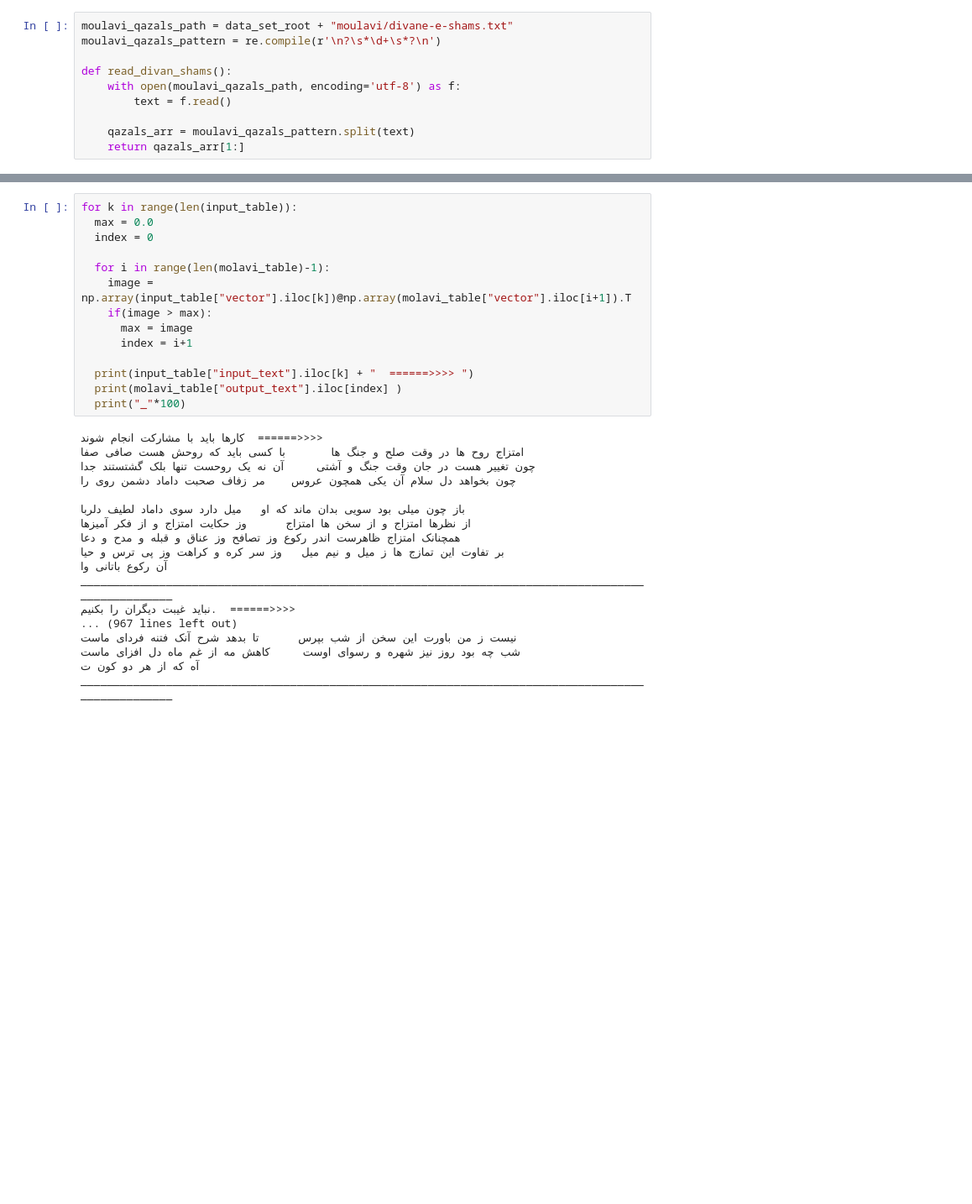
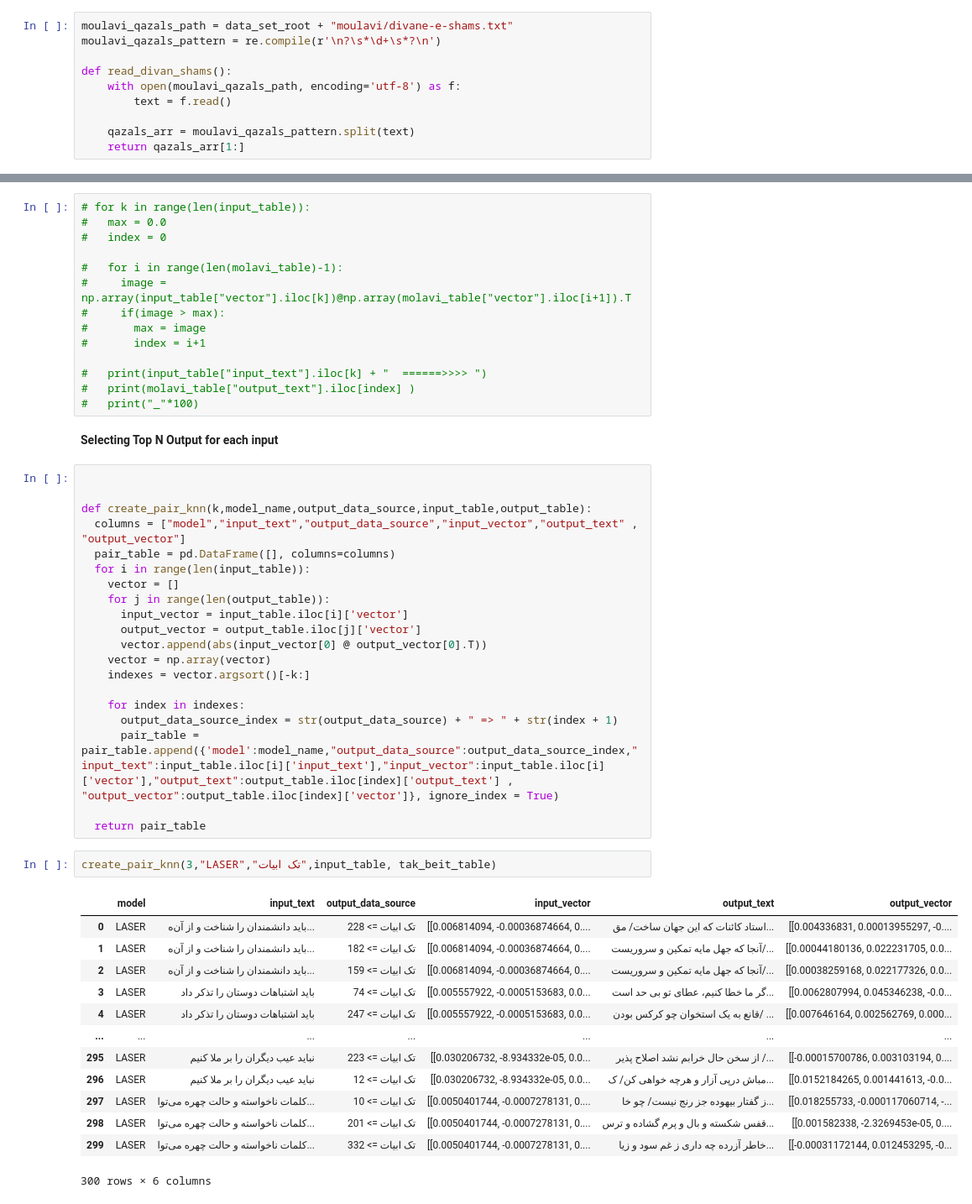
Before and after one commit to Mohamadrezakamali/text-enrich, a Jupyter notebook: LASER.ipynb, the cells around one changed output, grey strips where cells are left out. Shown: that part at 84% size. Saved outputs shown, nothing was run; the diff lists cells and outputs as text; blank space fills up the shorter version.

Commit message:
Cosine KNN added to LASER

```diff
--- a/LASER.ipynb
+++ b/LASER.ipynb
@@ -397,32 +370,52 @@ for i in range(0, 500):
 # %%
-for k in range(len(input_table)):
-  max = 0.0
-  index = 0
+# for k in range(len(input_table)):
+#   max = 0.0
+#   index = 0
 
-  for i in range(len(molavi_table)-1):
-    image = np.array(input_table["vector"].iloc[k])@np.array(molavi_table["vector"].iloc[i+1]).T
-    if(image > max):
-      max = image
-      index = i+1
+#   for i in range(len(molavi_table)-1):
+#     image = np.array(input_table["vector"].iloc[k])@np.array(molavi_table["vector"].iloc[i+1]).T
+#     if(image > max):
+#       max = image
+#       index = i+1
 
-  print(input_table["input_text"].iloc[k] + "  ======>>>> ")
-  print(molavi_table["output_text"].iloc[index] )
-  print("_"*100)
+#   print(input_table["input_text"].iloc[k] + "  ======>>>> ")
+#   print(molavi_table["output_text"].iloc[index] )
+#   print("_"*100)
-# %% [output]
-کارها باید با مشارکت انجام شوند  ======>>>>
-امتزاج روح ها در وقت صلح و جنگ ها       با کسی باید که روحش هست صافی صفا
-چون تغییر هست در جان وقت جنگ و آشتی     آن نه یک روحست تنها بلک گشتستند جدا
-چون بخواهد دل سلام آن یکی همچون عروس    مر زفاف صحبت داماد دشمن روی را
-
-باز چون میلی بود سویی بدان ماند که او   میل دارد سوی داماد لطیف دلربا
-از نظرها امتزاج و از سخن ها امتزاج      وز حکایت امتزاج و از فکر آمیزها
-همچنانک امتزاج ظاهرست اندر رکوع وز تصافح وز عناق و قبله و مدح و دعا
-بر تفاوت این تمازج ها ز میل و نیم میل   وز سر کره و کراهت وز پی ترس و حیا
-آن رکوع باتانی وا
-____________________________________________________________________________________________________
-نباید غیبت دیگران را بکنیم.  ======>>>>
-... (967 lines left out)
-نیست ز من باورت این سخن از شب بپرس      تا بدهد شرح آنک فتنه فردای ماست
-شب چه بود روز نیز شهره و رسوای اوست     کاهش مه از غم ماه دل افزای ماست
-آه که از هر دو کون ت
-____________________________________________________________________________________________________
+# %% [markdown]
+**Selecting Top N Output for each input**
+# %%
+
+
+def create_pair_knn(k,model_name,output_data_source,input_table,output_table):
+  columns = ["model","input_text","output_data_source","input_vector","output_text" , "output_vector"]
+  pair_table = pd.DataFrame([], columns=columns)
+  for i in range(len(input_table)):
+    vector = []
+    for j in range(len(output_table)):
+      input_vector = input_table.iloc[i]['vector']
+      output_vector = output_table.iloc[j]['vector']
+      vector.append(abs(input_vector[0] @ output_vector[0].T))
+    vector = np.array(vector)
+    indexes = vector.argsort()[-k:]
+
+    for index in indexes:
+      output_data_source_index = str(output_data_source) + " => " + str(index + 1)
+      pair_table = pair_table.append({'model':model_name,"output_data_source":output_data_source_index,"input_text":input_table.iloc[i]['input_text'],"input_vector":input_table.iloc[i]['vector'],"output_text":output_table.iloc[index]['output_text'] , "output_vector":output_table.iloc[index]['vector']}, ignore_index = True)
+
+  return pair_table
+# %%
+create_pair_knn(3,"LASER","تک ابیات",input_table, tak_beit_table)
+# %% [output]
+|  | model | input_text | output_data_source | input_vector | output_text | output_vector |
+| 0 | LASER | باید دانشمندان را شناخت و از آن‌ه... | تک ابیات => 228 | [[0.006814094, -0.00036874664, 0.... | استاد کائنات که این جهان ساخت/ مق... | [[0.004336831, 0.00013955297, -0.... |
+| 1 | LASER | باید دانشمندان را شناخت و از آن‌ه... | تک ابیات => 182 | [[0.006814094, -0.00036874664, 0.... | آنجا که جهل مایه تمکین و سروریست/... | [[0.00044180136, 0.022231705, 0.0... |
+| 2 | LASER | باید دانشمندان را شناخت و از آن‌ه... | تک ابیات => 159 | [[0.006814094, -0.00036874664, 0.... | آنجا که جهل مایه تمکین و سروریست/... | [[0.00038259168, 0.022177326, 0.0... |
+| 3 | LASER | باید اشتباهات دوستان را تذکر داد | تک ابیات => 74 | [[0.005557922, -0.0005153683, 0.0... | گر ما خطا کنیم، عطای تو بی حد است... | [[0.0062807994, 0.045346238, -0.0... |
+| 4 | LASER | باید اشتباهات دوستان را تذکر داد | تک ابیات => 247 | [[0.005557922, -0.0005153683, 0.0... | قانع به یک استخوان چو کرکس بودن/ ... | [[0.007646164, 0.002562769, 0.000... |
+| ... | ... | ... | ... | ... | ... | ... |
+| 295 | LASER | نباید عیب دیگران را بر ملا کنیم | تک ابیات => 223 | [[0.030206732, -8.934332e-05, 0.0... | از سخن حال خرابم نشد اصلاح پذیر /... | [[-0.00015700786, 0.003103194, 0.... |
+| 296 | LASER | نباید عیب دیگران را بر ملا کنیم | تک ابیات => 12 | [[0.030206732, -8.934332e-05, 0.0... | مباش درپی آزار و هرچه خواهی کن/ ک... | [[0.0152184265, 0.001441613, -0.0... |
+| 297 | LASER | کلمات ناخواسته و حالت چهره می‌توا... | تک ابیات => 10 | [[0.0050401744, -0.0007278131, 0.... | ز گفتار بیهوده جز رنج نیست/ چو خا... | [[0.018255733, -0.000117060714, -... |
+| 298 | LASER | کلمات ناخواسته و حالت چهره می‌توا... | تک ابیات => 201 | [[0.0050401744, -0.0007278131, 0.... | قفس شکسته و بال و پرم گشاده و ترس... | [[0.001582338, -2.3269453e-05, 0.... |
+| 299 | LASER | کلمات ناخواسته و حالت چهره می‌توا... | تک ابیات => 332 | [[0.0050401744, -0.0007278131, 0.... | خاطر آزرده چه داری ز غم سود و زیا... | [[-0.00031172144, 0.012453295, -0... |
+300 rows × 6 columns
```
Also changed, not shown: parts of 12 cells of this notebook.
